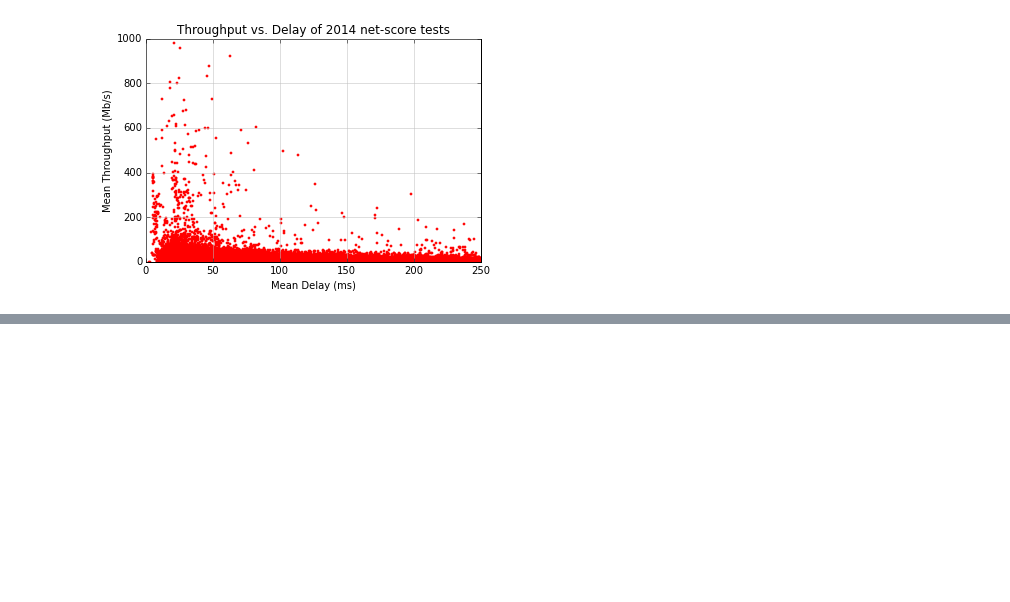
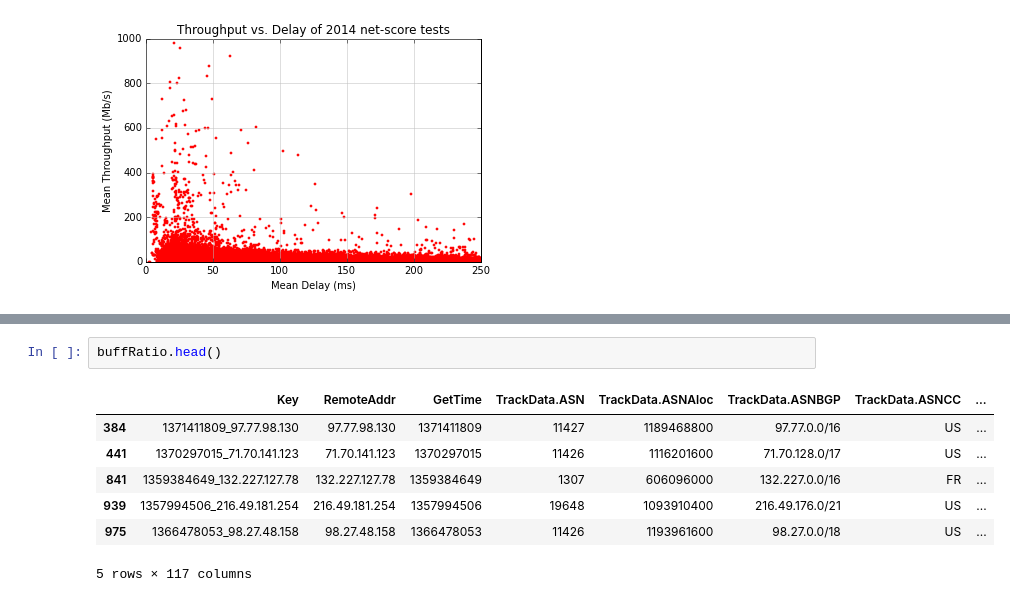
Before and after one commit to amirunpri2018/net-score, a Jupyter notebook: notebooks/Density_coding_heatmaps.ipynb, the cells around one changed output, grey strips where cells are left out. Saved outputs shown, nothing was run; the diff lists cells and outputs as text; blank space fills up the shorter version.

```diff
--- a/notebooks/Density_coding_heatmaps.ipynb
+++ b/notebooks/Density_coding_heatmaps.ipynb
@@ -160,0 +270,10 @@ plt.show()
+# %%
+buffRatio.head()
+# %% [output]
+|  | Key | RemoteAddr | GetTime | TrackData.ASN | TrackData.ASNAloc | TrackData.ASNBGP | TrackData.ASNCC | ... |
+| 384 | 1371411809_97.77.98.130 | 97.77.98.130 | 1371411809 | 11427 | 1189468800 | 97.77.0.0/16 | US | ... |
+| 441 | 1370297015_71.70.141.123 | 71.70.141.123 | 1370297015 | 11426 | 1116201600 | 71.70.128.0/17 | US | ... |
+| 841 | 1359384649_132.227.127.78 | 132.227.127.78 | 1359384649 | 1307 | 606096000 | 132.227.0.0/16 | FR | ... |
+| 939 | 1357994506_216.49.181.254 | 216.49.181.254 | 1357994506 | 19648 | 1093910400 | 216.49.176.0/21 | US | ... |
+| 975 | 1366478053_98.27.48.158 | 98.27.48.158 | 1366478053 | 11426 | 1193961600 | 98.27.0.0/18 | US | ... |
+5 rows × 117 columns
```
Also changed, not shown: parts of 16 cells of this notebook, 2 other files.
